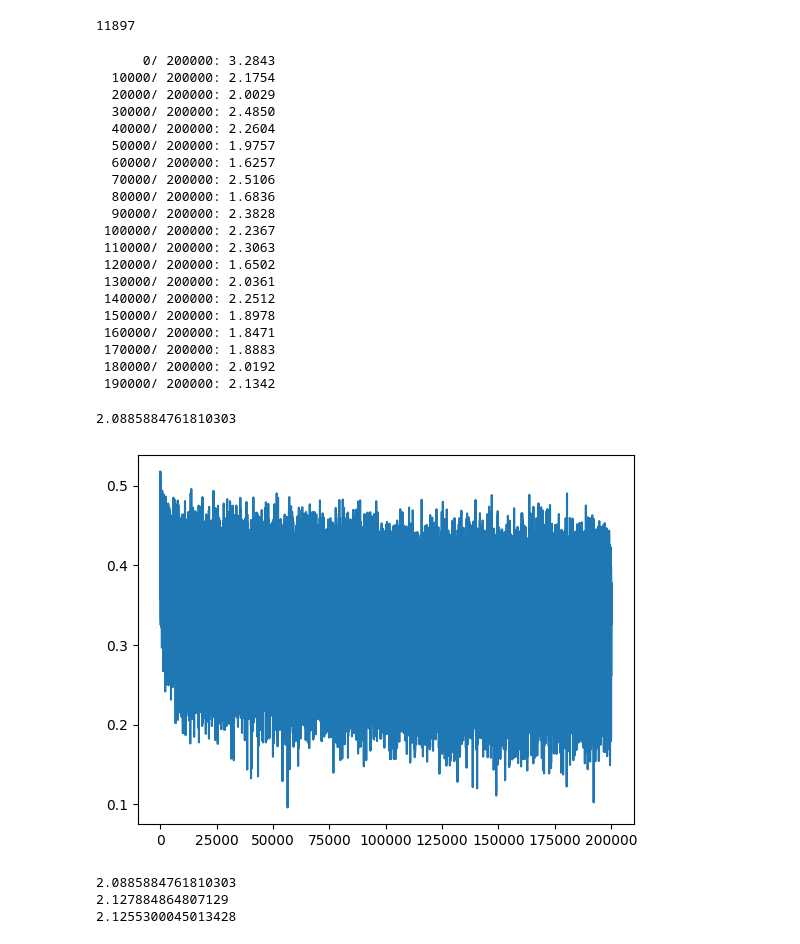
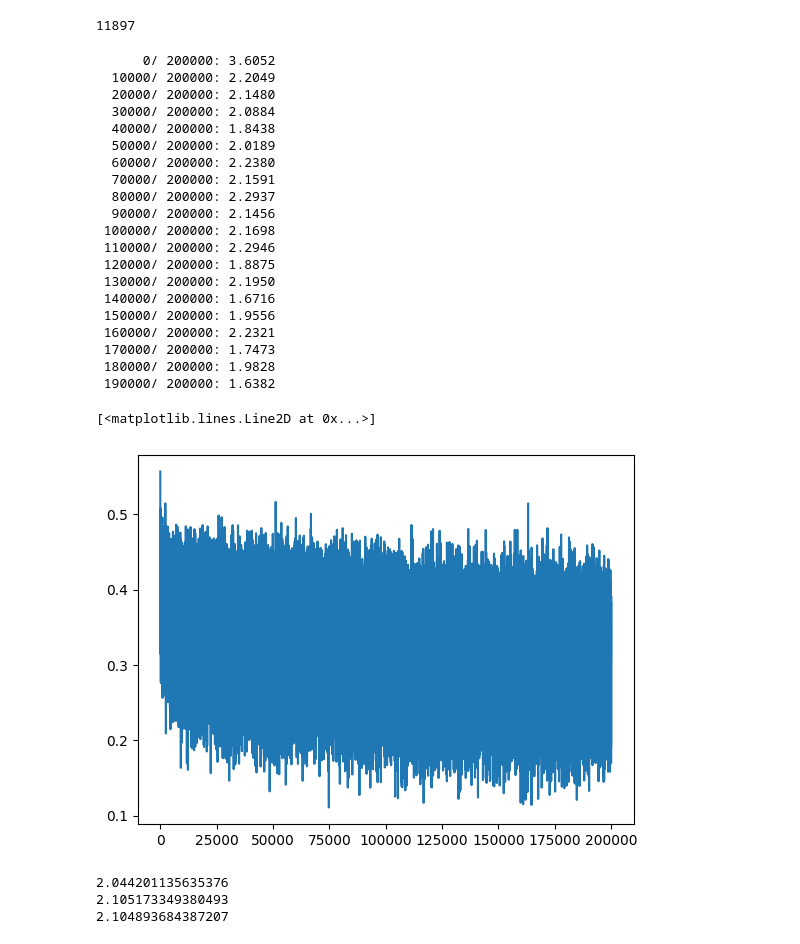
Before and after one commit to ArmyAntSEC/NeuralNets, a Jupyter notebook: makemore_from_scratch/build_makemore_mlp2.ipynb, the cells around one changed output. Drawn from its saved outputs; the diff is of its cells as text; code cells hidden in the pictures.

```diff
--- a/makemore_from_scratch/build_makemore_mlp2.ipynb
+++ b/makemore_from_scratch/build_makemore_mlp2.ipynb
@@ -63,9 +63,9 @@ n_hidden = 200
 
 g = torch.Generator().manual_seed(2147483647)
 C = torch.randn((vocab_size,n_embed), generator=g)
-W1 = torch.rand((n_embed*block_size,n_hidden), generator=g) * 0.1
+W1 = torch.rand((n_embed*block_size,n_hidden), generator=g) * (5/3) / ((n_embed*block_size)**0.5)
 b1 = torch.randn((n_hidden), generator=g) * 0.01
-W2 = torch.randn((n_hidden,vocab_size), generator=g) * 0.01
+W2 = torch.randn((n_hidden,vocab_size), generator=g) * (5/3) / ((n_hidden)**0.5)
 b2 = torch.randn(vocab_size, generator=g) * 0
 parameters = [C, W1, b1, W2, b2]
 
@@ -109,39 +109,31 @@ for i in range(max_steps):
     if i % 10000 == 0:
         print ( f'{i:7d}/{max_steps:7d}: {loss.item():0.4f}' )
 # %% [output]
-      0/ 200000: 3.2843
-  10000/ 200000: 2.1754
-  20000/ 200000: 2.0029
-  30000/ 200000: 2.4850
-  40000/ 200000: 2.2604
-  50000/ 200000: 1.9757
-  60000/ 200000: 1.6257
-  70000/ 200000: 2.5106
-  80000/ 200000: 1.6836
-  90000/ 200000: 2.3828
- 100000/ 200000: 2.2367
- 110000/ 200000: 2.3063
- 120000/ 200000: 1.6502
- 130000/ 200000: 2.0361
- 140000/ 200000: 2.2512
- 150000/ 200000: 1.8978
- 160000/ 200000: 1.8471
- 170000/ 200000: 1.8883
- 180000/ 200000: 2.0192
- 190000/ 200000: 2.1342
+      0/ 200000: 3.6052
+  10000/ 200000: 2.2049
+  20000/ 200000: 2.1480
+  30000/ 200000: 2.0884
+  40000/ 200000: 1.8438
+  50000/ 200000: 2.0189
+  60000/ 200000: 2.2380
+  70000/ 200000: 2.1591
+  80000/ 200000: 2.2937
+  90000/ 200000: 2.1456
+ 100000/ 200000: 2.1698
+ 110000/ 200000: 2.2946
+ 120000/ 200000: 1.8875
+ 130000/ 200000: 2.1950
+ 140000/ 200000: 1.6716
+ 150000/ 200000: 1.9556
+ 160000/ 200000: 2.2321
+ 170000/ 200000: 1.7473
+ 180000/ 200000: 1.9828
+ 190000/ 200000: 1.6382
 # %%
 plt.plot( steps, losses )
-
-# Print loss over dev dataset
-emb = C[Xtr]
-embcat = emb.view(emb.shape[0], -1)
-h = torch.tanh(embcat @ W1 + b1)
-logits = h @ W2 + b2
-loss = F.cross_entropy( logits, Ytr )
-print ( loss.item() )
 # %% [output]
-2.0885884761810303
+[<matplotlib.lines.Line2D at 0x...>]
-[figure, old version]
+[figure, new version]
 # %%
 # Print loss over all datasets
 @torch.no_grad()
@@ -163,9 +155,9 @@ split_loss( 'train' )
 split_loss( 'val' )
 split_loss( 'test' )
 # %% [output]
-2.0885884761810303
-2.127884864807129
-2.1255300045013428
+2.044201135635376
+2.105173349380493
+2.104893684387207
 # %%
 g = torch.Generator().manual_seed(2147483647)
 
```
Also changed, not shown: parts of 4 cells of this notebook.
